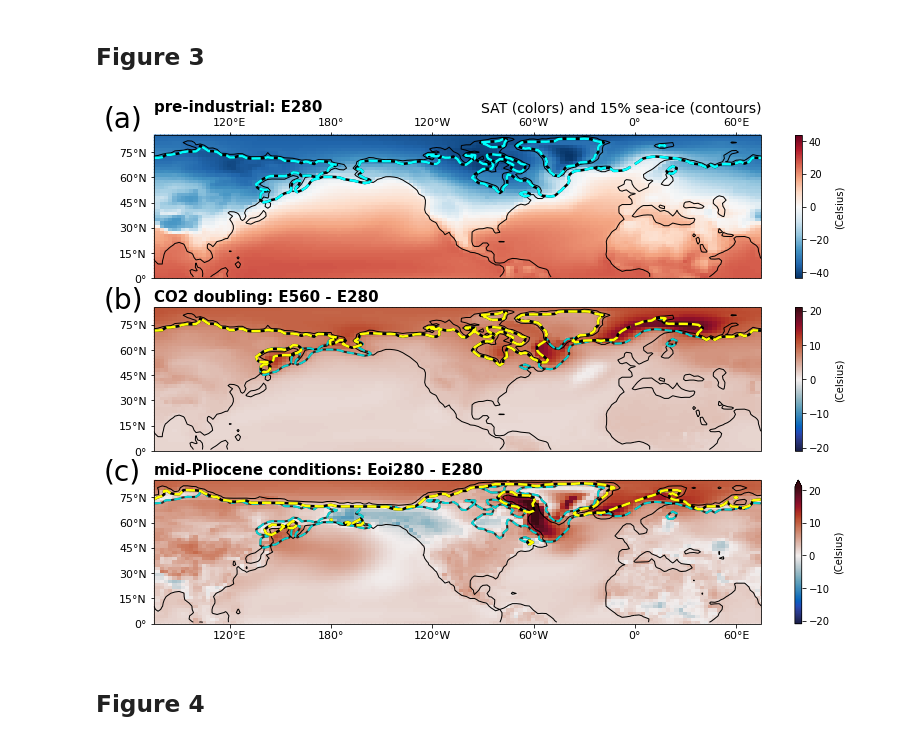
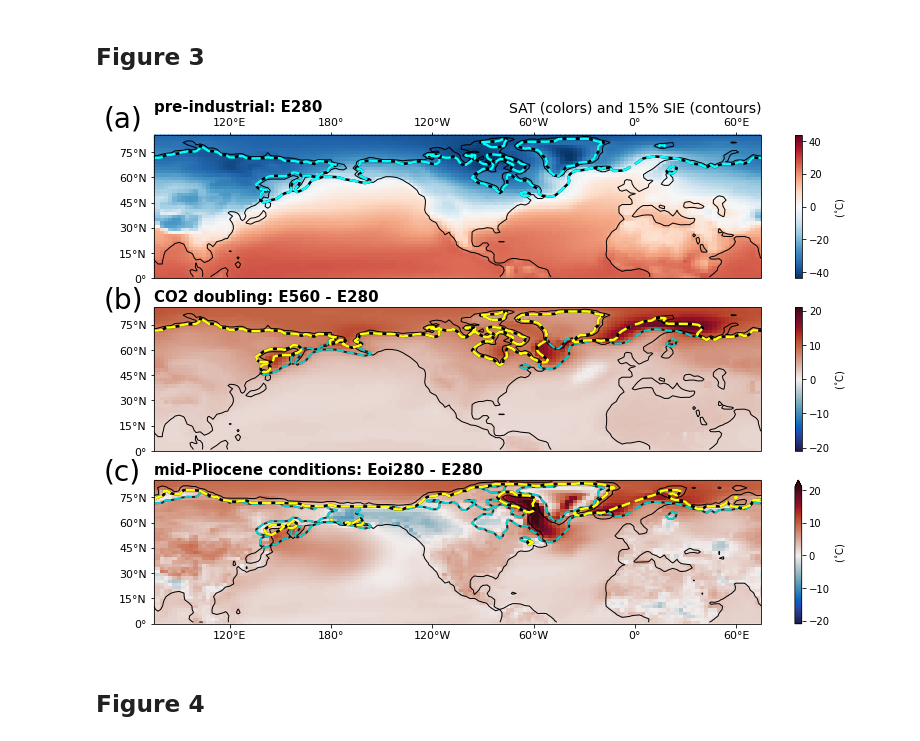
Before and after one commit to arthuroldeman/midpliocene-nam, a Jupyter notebook: Paper_Figures.ipynb, the cells around one changed output. Saved outputs shown, nothing was run; the diff lists cells and outputs as text; code cells hidden in the pictures.

```diff
--- a/Paper_Figures.ipynb
+++ b/Paper_Figures.ipynb
@@ -592,40 +592,40 @@ sat3 = ds3.SAT.sel(lat=slice(0,85)).mean("time"); icef3 = ds3.icefrac.sel(lat=sl
 clon = -105;
 
 ax = fig.add_subplot(3,1,1, projection=ccrs.PlateCarree(central_longitude=clon))
-sat1.plot(ax=ax, transform = ccrs.PlateCarree(),  vmin=-44, vmax=44, cmap='RdBu_r', cbar_kwargs={'label':'(Celsius)', 'fraction':0.03})
+sat1.plot(ax=ax, transform = ccrs.PlateCarree(),  vmin=-44, vmax=44, cmap='RdBu_r', cbar_kwargs={'label':'($^{\circ}$C)', 'fraction':0.03})
 ax.contour(lfnh.lon, lfnh.lat, lfnh.sel(exp=1).landfrac, linewidths = 1., levels=[lfnh.sel(exp=1).clevel], colors = 'k', transform=ccrs.PlateCarree())
 icef1.plot.contour(ax=ax, transform = ccrs.PlateCarree(), levels = [.15], colors = 'k', linestyles = '-', linewidths=2.5)
 icef1.plot.contour(ax=ax, transform = ccrs.PlateCarree(), levels = [.15], colors = 'aqua', linestyles = '--', linewidths=2.5)
 ax.set_title(''); ax.set_title('pre-industrial: E280', fontsize = 15, fontweight = 'bold', loc='left');
-ax.set_title('SAT (colors) and 15% sea-ice (contours)', fontsize = 14, loc='right')
+ax.set_title('SAT (colors) and 15% SIE (contours)', fontsize = 14, loc='right')
 lat_ticks(ax,'NH2'); lon_ticks(ax, 'top');
 ax.text(-210, 90, '(a)', color='k', fontsize = 28)
 
 ax = fig.add_subplot(3,1,2, projection=ccrs.PlateCarree(central_longitude=clon))
-(sat2 - sat1).plot(ax=ax, transform = ccrs.PlateCarree(), vmin=-21, vmax=21, cmap='cmo.balance', cbar_kwargs={'label':'(Celsius)', 'fraction':0.03})
+(sat2 - sat1).plot(ax=ax, transform = ccrs.PlateCarree(), vmin=-21, vmax=21, cmap='cmo.balance', cbar_kwargs={'label':'($^{\circ}$C)', 'fraction':0.03})
 ax.contour(lfnh.lon, lfnh.lat, lfnh.sel(exp=2).landfrac, linewidths = 1., levels=[lfnh.sel(exp=2).clevel], colors = 'k', transform=ccrs.PlateCarree())
 icef1.plot.contour(ax=ax, transform = ccrs.PlateCarree(), levels = [.15], colors = 'k', linestyles = '-', linewidths=2, alpha=0.8)
 icef1.plot.contour(ax=ax, transform = ccrs.PlateCarree(), levels = [.15], colors = 'aqua', linestyles = '--', linewidths=2, alpha=0.8)
 icef2.plot.contour(ax=ax, transform = ccrs.PlateCarree(), levels = [.15], colors = 'k', linestyles = '-', linewidths=2.5)
 icef2.plot.contour(ax=ax, transform = ccrs.PlateCarree(), levels = [.15], colors = 'yellow', linestyles = '--', linewidths=2.5)
 ax.set_title(''); ax.set_title('CO2 doubling: E560 - E280', fontsize = 15, fontweight = 'bold', loc='left')
 lat_ticks(ax,'NH2');
 ax.text(-210, 85, '(b)', color='k', fontsize = 28)
 
 ax = fig.add_subplot(3,1,3, projection=ccrs.PlateCarree(central_longitude=clon))
-(sat3 - sat1).plot(ax=ax, transform = ccrs.PlateCarree(), vmin=-21, vmax=21, cmap='cmo.balance', cbar_kwargs={'label':'(Celsius)', 'fraction':0.03})
+(sat3 - sat1).plot(ax=ax, transform = ccrs.PlateCarree(), vmin=-21, vmax=21, cmap='cmo.balance', cbar_kwargs={'label':'($^{\circ}$C)', 'fraction':0.03})
 ax.contour(lfnh.lon, lfnh.lat, lfnh.sel(exp=3).landfrac, linewidths = 1., levels=[lfnh.sel(exp=3).clevel], colors = 'k', transform=ccrs.PlateCarree())
 icef1.plot.contour(ax=ax, transform = ccrs.PlateCarree(), levels = [.15], colors = 'k', linestyles = '-', linewidths=2, alpha=0.8)
 icef1.plot.contour(ax=ax, transform = ccrs.PlateCarree(), levels = [.15], colors = 'aqua', linestyles = '--', linewidths=2, alpha=0.8)
 icef3.plot.contour(ax=ax, transform = ccrs.PlateCarree(), levels = [.15], colors = 'k', linestyles = '-', linewidths=2.5)
 icef3.plot.contour(ax=ax, transform = ccrs.PlateCarree(), levels = [.15], colors = 'yellow', linestyles = '--', linewidths=2.5)
 ax.set_title(''); ax.set_title('mid-Pliocene conditions: Eoi280 - E280', fontsize = 15, fontweight = 'bold', loc='left')
 lat_ticks(ax,'NH2'); lon_ticks(ax, 'bottom');
 ax.text(-210, 85, '(c)', color='k', fontsize = 28)
 
 plt.savefig('200years/figures/FIGURE3_raw.png',dpi=300)
 # %% [output]
-[figure, old version]
+[figure, new version]
 # %% [markdown]
 ## Figure 4
 # %%
```
Also changed, not shown: parts of 7 cells of this notebook.
